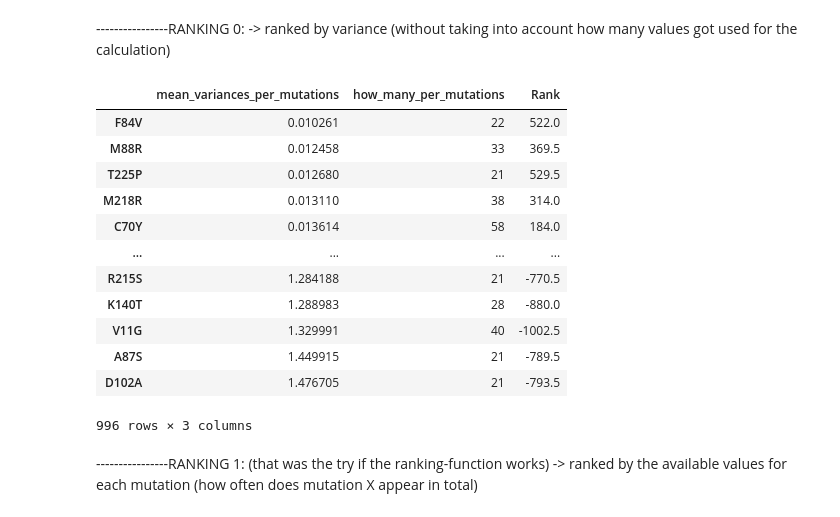
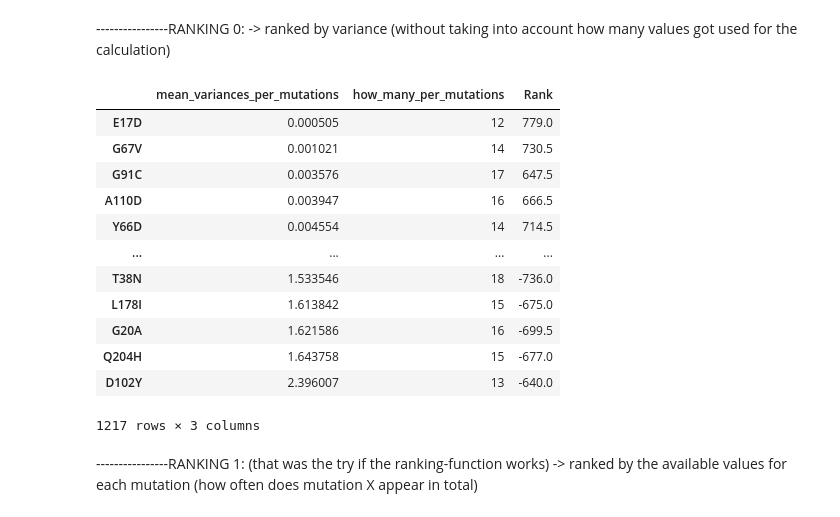
Before and after one commit to datascience-mobi-2023/topic02_team03, a Jupyter notebook: Epistasis Analysis/Rankings/jupyter notebooks/unweighted rankings .ipynb, the cells around one changed output. Cells and saved outputs as stored; diff of their text form; code cells hidden in the pictures.

Commit message:
final files
33 new final formatted ranking files

```diff
--- a/Epistasis Analysis/Rankings/jupyter notebooks/unweighted rankings .ipynb
+++ b/Epistasis Analysis/Rankings/jupyter notebooks/unweighted rankings .ipynb
@@ -248,23 +246,23 @@ all_differences_means = pd.DataFrame({'Difference': differences_list}, index=all
 -> ranked by variance (without taking into account how many values got used for the calculation)
 # %%
 sorted_Ranking0_prae = combined_means_variance_how_many.sort_values(by='mean_variances_per_mutations')
-ranking0 = sorted_Ranking0_prae[sorted_Ranking0_prae['how_many_per_mutations'] > 20]
+ranking0 = sorted_Ranking0_prae[sorted_Ranking0_prae['how_many_per_mutations'] > 10]
 
 ranking0
 # %% [output]
 |  | mean_variances_per_mutations | how_many_per_mutations | Rank |
-| F84V | 0.010261 | 22 | 522.0 |
-| M88R | 0.012458 | 33 | 369.5 |
-| T225P | 0.012680 | 21 | 529.5 |
-| M218R | 0.013110 | 38 | 314.0 |
-| C70Y | 0.013614 | 58 | 184.0 |
+| E17D | 0.000505 | 12 | 779.0 |
+| G67V | 0.001021 | 14 | 730.5 |
+| G91C | 0.003576 | 17 | 647.5 |
+| A110D | 0.003947 | 16 | 666.5 |
+| Y66D | 0.004554 | 14 | 714.5 |
 | ... | ... | ... | ... |
-| R215S | 1.284188 | 21 | -770.5 |
-| K140T | 1.288983 | 28 | -880.0 |
-| V11G | 1.329991 | 40 | -1002.5 |
-| A87S | 1.449915 | 21 | -789.5 |
-| D102A | 1.476705 | 21 | -793.5 |
+| T38N | 1.533546 | 18 | -736.0 |
+| L178I | 1.613842 | 15 | -675.0 |
+| G20A | 1.621586 | 16 | -699.5 |
+| Q204H | 1.643758 | 15 | -677.0 |
+| D102Y | 2.396007 | 13 | -640.0 |
-996 rows × 3 columns
+1217 rows × 3 columns
 # %%
 TOP_MUTANTS = ['V163A', 'K166Q', 'I171V', 'K214E']
 def highlight_TOP_mutants(row):
```
Also changed, not shown: parts of 8 cells of this notebook, 31 other files.
